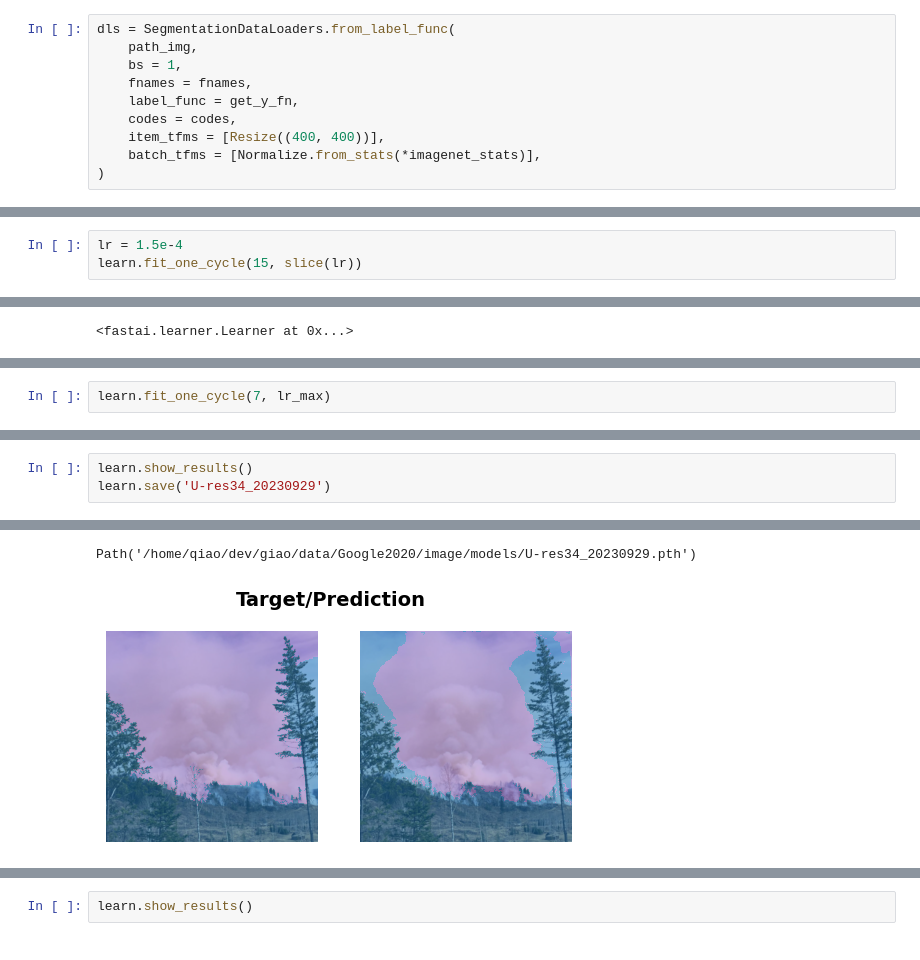
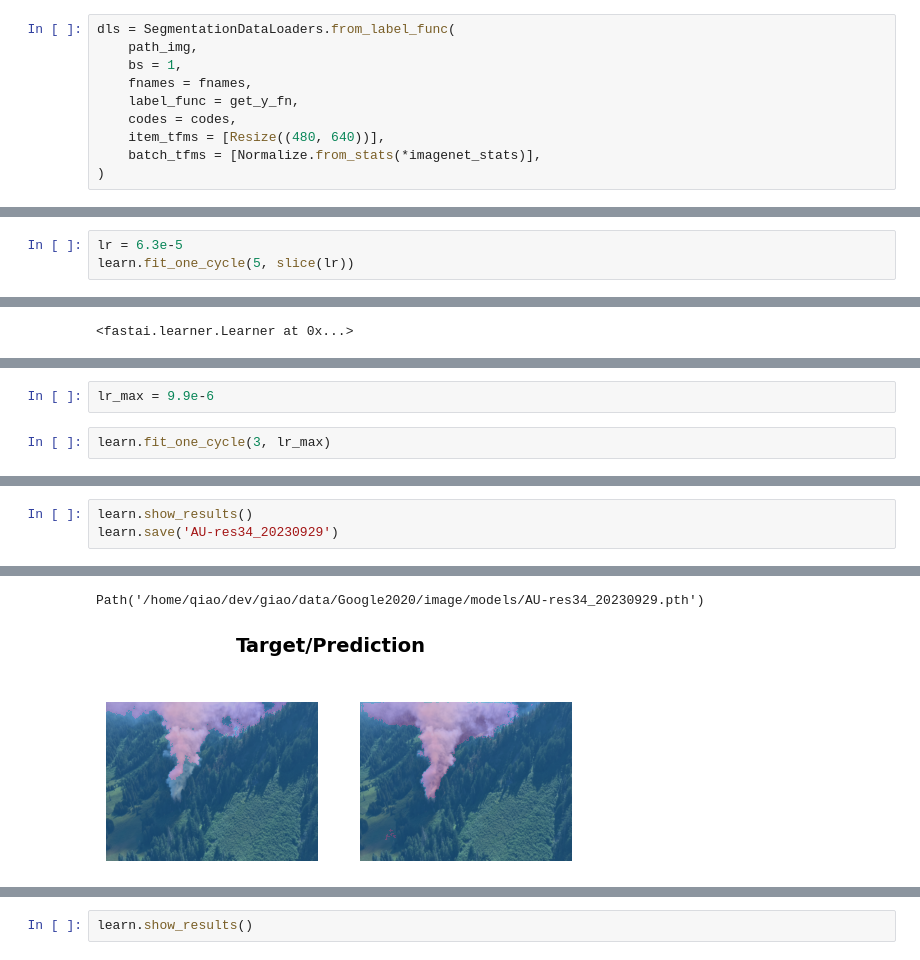
Before and after one commit to qiaolinhan/giao, a Jupyter notebook: works/detecting/segmentation/unet34/U-res34-infastai.ipynb, the cells around one changed output, grey strips where cells are left out. Saved outputs shown, nothing was run; the diff lists cells and outputs as text.

```diff
--- a/works/detecting/segmentation/unet34/U-res34-infastai.ipynb
+++ b/works/detecting/segmentation/unet34/U-res34-infastai.ipynb
@@ -52,7 +52,7 @@ dls = SegmentationDataLoaders.from_label_func(
     fnames = fnames,
     label_func = get_y_fn,
     codes = codes,
-    item_tfms = [Resize((400, 400))],
+    item_tfms = [Resize((480, 640))],
     batch_tfms = [Normalize.from_stats(*imagenet_stats)],
 )
 # %%
@@ -102,5 +100,5 @@ SuggestedLRs(valley=0.00015848931798245758)
 # %%
-lr = 1.5e-4
-learn.fit_one_cycle(15, slice(lr))
+lr = 6.3e-5
+learn.fit_one_cycle(5, slice(lr))
 # %% [output]
 | epoch | train_loss | valid_loss | acc_smoke | time |
@@ -140,4 +126,6 @@ lr_max = 5e-5
+# %%
+lr_max = 9.9e-6
 # %%
-learn.fit_one_cycle(7, lr_max)
+learn.fit_one_cycle(3, lr_max)
 # %% [output]
 | epoch | train_loss | valid_loss | acc_smoke | time |
@@ -155,9 +139,9 @@ learn.recorder.plot_loss(skip_start=0, with_valid=True)
 # %%
 learn.show_results()
-learn.save('U-res34_20230929')
+learn.save('AU-res34_20230929')
 # %% [output]
 [interactive output not drawn]
-Path('/home/qiao/dev/giao/data/Google2020/image/models/U-res34_20230929.pth')
+Path('/home/qiao/dev/giao/data/Google2020/image/models/AU-res34_20230929.pth')
-[figure, old version]
+[figure, new version]
 # %%
 # learn.show_results()
```
Also changed, not shown: parts of 23 cells of this notebook, 2 other files.
